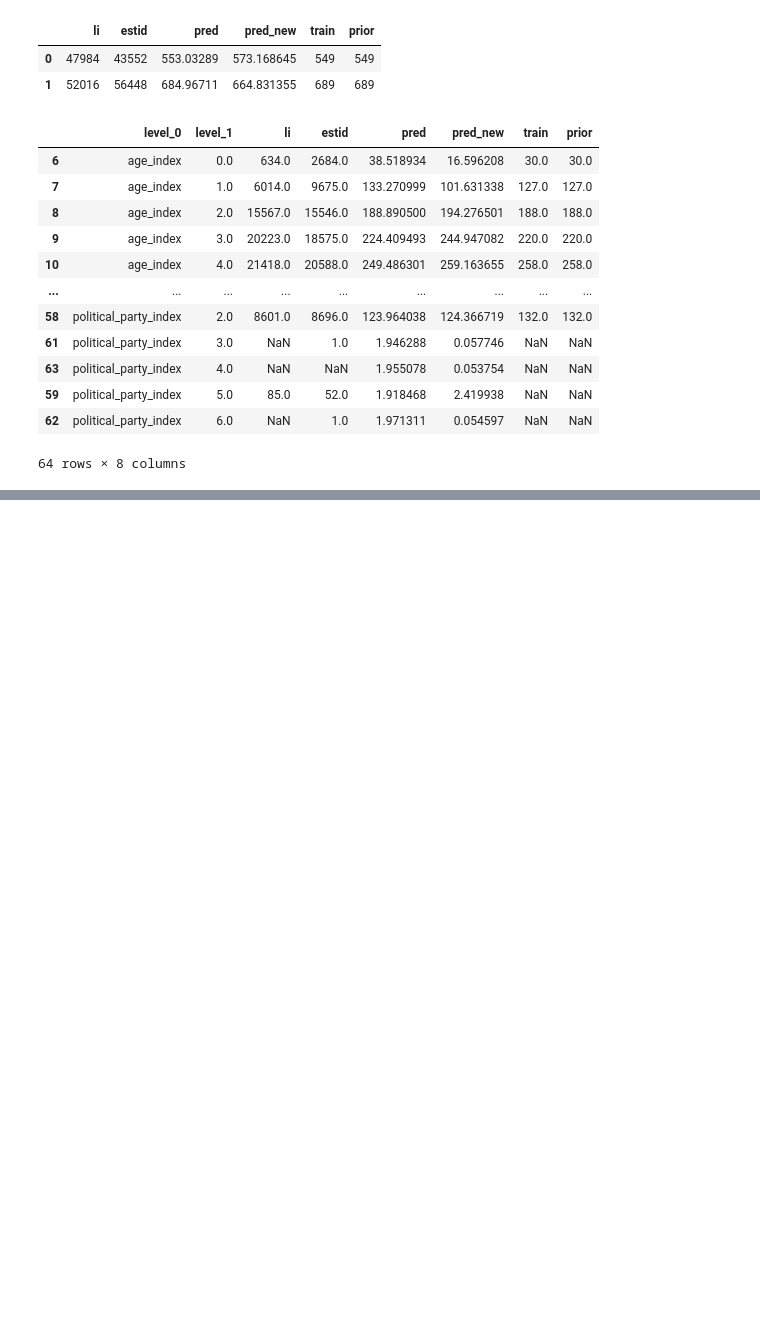
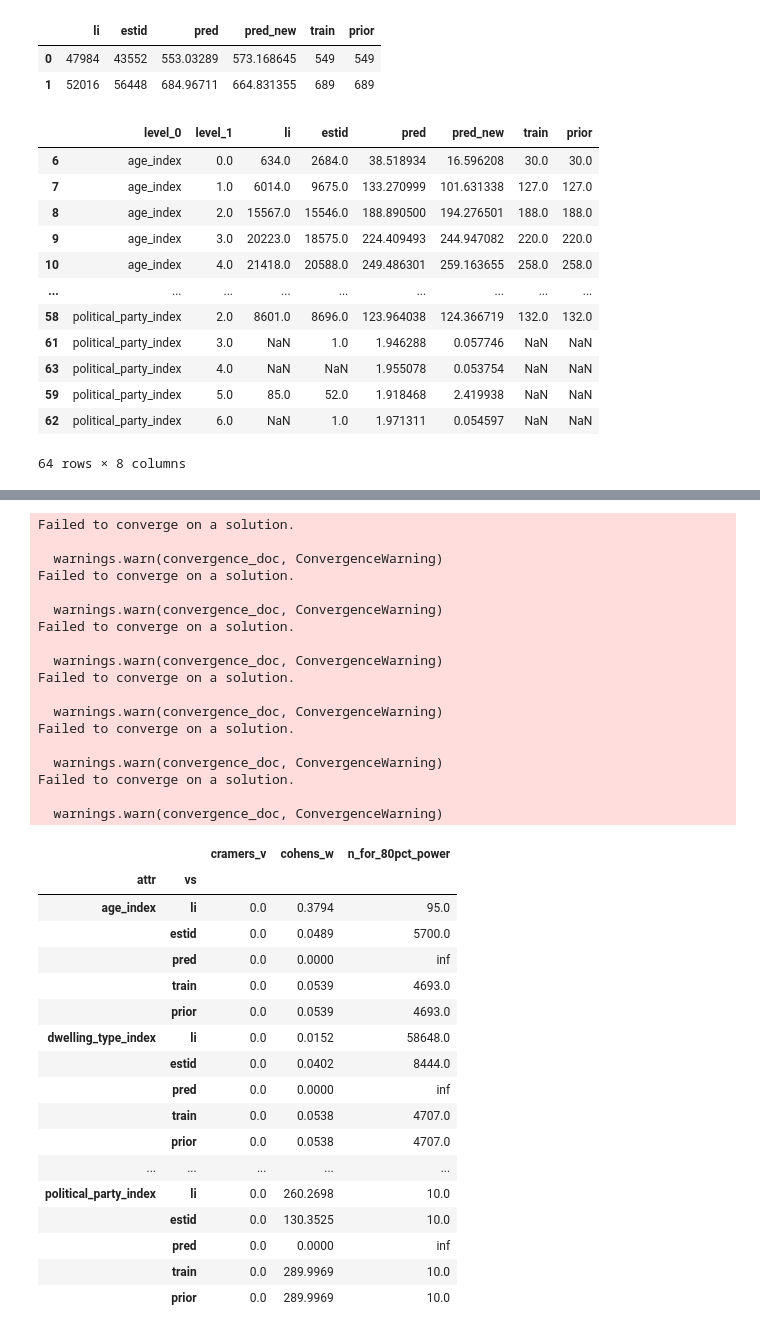
Before and after one commit to ravi-sharethis/python-notebooks, a Jupyter notebook: demo_debug.ipynb, the cells around one changed output, grey strips where cells are left out. Cells and saved outputs as stored; diff of their text form; code cells hidden in the pictures; blank space fills up the shorter version.

Commit message:
Add and update TTD pricing/analysis notebooks
Co-Authored-By: Claude Opus 5.5 <noreply@anthropic.com>

```diff
--- a/demo_debug.ipynb
+++ b/demo_debug.ipynb
@@ -709,3 +748,71 @@ chisq_results.xs('li', level='vs').join(
+# %%
+from statsmodels.stats.power import GofChisquarePower
+
+analysis = GofChisquarePower()
+power_rows = []
+
+for (attr, vs), row in chisq_results.iterrows():
+  v = row["cramers_v"]
+  #k = len(cmp_counts_df[cmp_counts_df["level_0"] == attr])  # number of bins
+  #if np.isnan(v) or k <= 1:
+  #    continue
+  #w = v * np.sqrt(k - 1)   # Cohen's w from Cramér's V
+  chi2 = row['chi2']
+  N = row['N']
+  w = np.sqrt(chi2 / N)
+  #print (f"{attr} {vs} {N} {w}")
+  if chi2 == 0:
+      n_required = np.inf
+  else:
+    n_required = analysis.solve_power(
+      effect_size=w, nobs=None, alpha=0.05, power=0.80, n_bins=k
+    )
+    n_required = int(np.ceil(n_required))
+  power_rows.append({
+      "attr": attr, "vs": vs,
+      "cramers_v": round(v, 4),
+      "cohens_w":  round(w, 4),
+      "n_for_80pct_power": n_required,
+  })
+
+pd.DataFrame(power_rows).set_index(["attr", "vs"])
+# %% [output]
+Failed to converge on a solution.
+
+  warnings.warn(convergence_doc, ConvergenceWarning)
+Failed to converge on a solution.
+
+  warnings.warn(convergence_doc, ConvergenceWarning)
+Failed to converge on a solution.
+
+  warnings.warn(convergence_doc, ConvergenceWarning)
+Failed to converge on a solution.
+
+  warnings.warn(convergence_doc, ConvergenceWarning)
+Failed to converge on a solution.
+
+  warnings.warn(convergence_doc, ConvergenceWarning)
+Failed to converge on a solution.
+
+  warnings.warn(convergence_doc, ConvergenceWarning)
+|  |  | cramers_v | cohens_w | n_for_80pct_power |
+| attr | vs |  |  |  |
+| age_index | li | 0.0 | 0.3794 | 95.0 |
+|  | estid | 0.0 | 0.0489 | 5700.0 |
+|  | pred | 0.0 | 0.0000 | inf |
+|  | train | 0.0 | 0.0539 | 4693.0 |
+|  | prior | 0.0 | 0.0539 | 4693.0 |
+| dwelling_type_index | li | 0.0 | 0.0152 | 58648.0 |
+|  | estid | 0.0 | 0.0402 | 8444.0 |
+|  | pred | 0.0 | 0.0000 | inf |
+|  | train | 0.0 | 0.0538 | 4707.0 |
+|  | prior | 0.0 | 0.0538 | 4707.0 |
+| ... | ... | ... | ... | ... |
+| political_party_index | li | 0.0 | 260.2698 | 10.0 |
+|  | estid | 0.0 | 130.3525 | 10.0 |
+|  | pred | 0.0 | 0.0000 | inf |
+|  | train | 0.0 | 289.9969 | 10.0 |
+|  | prior | 0.0 | 289.9969 | 10.0 |
 # %%
 from scipy.stats import chisquare
 
```
Also changed, not shown: parts of 4 cells of this notebook, 8 other files.
